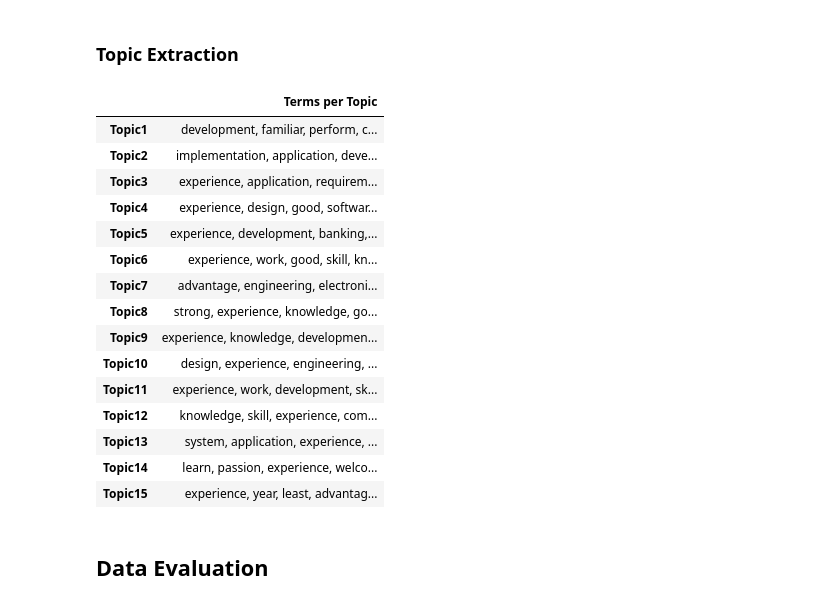
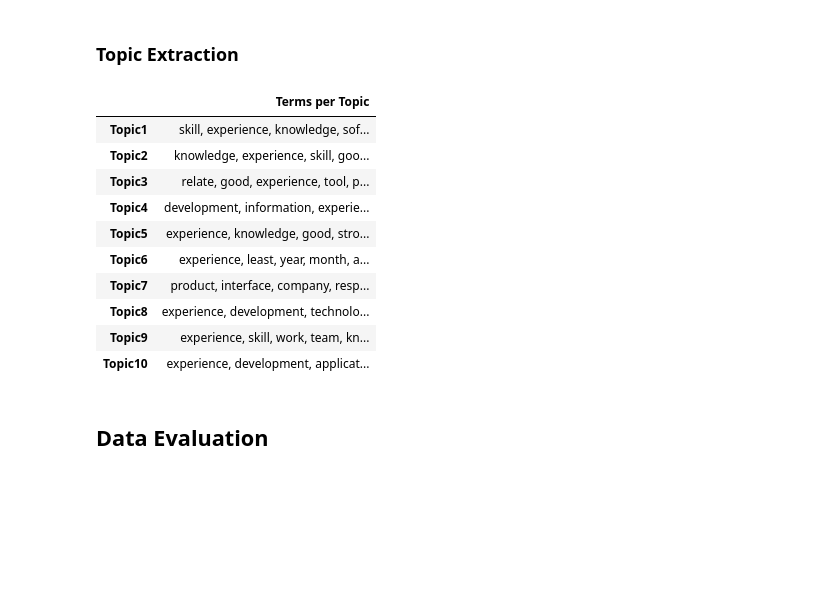
Before and after one commit to yinpinglai/artefact_capstone_project, a Jupyter notebook: dissertation/Implementation.ipynb, the cells around one changed output. Saved outputs shown, nothing was run; the diff lists cells and outputs as text; code cells hidden in the pictures; blank space fills up the shorter version.

Commit message:
Update the implementation

```diff
--- a/dissertation/Implementation.ipynb
+++ b/dissertation/Implementation.ipynb
@@ -154,18 +154,22 @@ def lemmatization(texts, allowed_postags=['NOUN', 'ADJ', 'VERB', 'ADV']):
     return texts_out
 
 # From Bigrams
+job_advertisements_bigrams = make_bigrams(job_advertisements_data_words)
+
+# From Trigrams
 job_advertisements_trigrams = make_trigrams(job_advertisements_data_words)
 
 # Initialize spacy 'en' model, keeping only tagger component (for efficiency)
 nlp = spacy.load("en_core_web_sm", disable=['parser', 'ner'])
 
 # Perform Lemmatization
-preprocessed_job_advertisements = lemmatization(job_advertisements_trigrams, allowed_postags=['NOUN', 'ADJ', 'VERB', 'ADV'])
+preprocessed_job_advertisements_bigrams = lemmatization(job_advertisements_bigrams, allowed_postags=['NOUN', 'ADJ', 'VERB', 'ADV'])
+preprocessed_job_advertisements_trigrams = lemmatization(job_advertisements_trigrams, allowed_postags=['NOUN', 'ADJ', 'VERB', 'ADV'])
 
 # Print head
-print(preprocessed_job_advertisements[:1][0])
-print(preprocessed_job_advertisements[:2][1])
-print(preprocessed_job_advertisements[:3][2])
-print(preprocessed_job_advertisements[:4][3])
-print(preprocessed_job_advertisements[:5][4])
+print(preprocessed_job_advertisements_trigrams[:1][0])
+print(preprocessed_job_advertisements_trigrams[:2][1])
+print(preprocessed_job_advertisements_trigrams[:3][2])
+print(preprocessed_job_advertisements_trigrams[:4][3])
+print(preprocessed_job_advertisements_trigrams[:5][4])
 # %% [output]
@@ -180,14 +184,14 @@ print(preprocessed_job_advertisements[:5][4])
 import gensim.corpora as corpora
 
 # Create Dictionary
-id2word = corpora.Dictionary(preprocessed_job_advertisements)
+id2word = corpora.Dictionary(preprocessed_job_advertisements_trigrams)
 
 # Create Corpus
-texts = preprocessed_job_advertisements
+texts = preprocessed_job_advertisements_trigrams
 
 # Convert to document term matrix (DTM)
 corpus = [id2word.doc2bow(text) for text in texts]
 
-# Print head
-print(corpus[:1][0][30])
+id_words = [[(id2word[id], count) for id, count in line] for line in corpus]
+print(id_words[0])
 # %% [output]
@@ -280,7 +618,7 @@ if 1 == 1:
 # %%
 from pprint import pprint
 
-num_topics = 15
+num_topics = 10
 
 # Build LDA model
 lda_model = gensim.models.LdaMulticore(corpus=corpus,
@@ -319,38 +657,33 @@ pprint(lda_model.print_topics())
 # %%
 pd.set_option('display.max_column', None)
 pd.set_option('display.max_rows', None)
 pd.set_option('display.max_seq_items', None)
 pd.set_option('display.max_colwidth', 1000)
 pd.set_option('expand_frame_repr', True)
 
 num_terms = 10
 
-topics = [ [(id2word[wid], s) for (wid, s) in lda_model.get_topic_terms(tid, topn=num_terms)] for tid in range(15)]
+topics = [ [(id2word[wid], s) for (wid, s) in lda_model.get_topic_terms(tid, topn=num_terms)] for tid in range(num_topics)]
 # pprint(topics)
 
 topics_df = pd.DataFrame([[term for term, wt in topic] for topic in topics], columns = ['Term'+str(i) for i in range(1, num_terms+1)], index=['Topic '+str(t) for t in range(1, num_topics+1)]).T
 topics_df.head()
 
 # Set column width
 topics_df = pd.DataFrame([', '.join([term for term, wt in topic]) for topic in topics], columns = ['Terms per Topic'], index=['Topic'+str(t) for t in range(1, num_topics+1)])
 topics_df
 # %% [output]
 |  | Terms per Topic |
-| Topic1 | development, familiar, perform, c... |
-| Topic2 | implementation, application, deve... |
-| Topic3 | experience, application, requirem... |
-| Topic4 | experience, design, good, softwar... |
-| Topic5 | experience, development, banking,... |
-| Topic6 | experience, work, good, skill, kn... |
-| Topic7 | advantage, engineering, electroni... |
-| Topic8 | strong, experience, knowledge, go... |
-| Topic9 | experience, knowledge, developmen... |
-| Topic10 | design, experience, engineering, ... |
-| Topic11 | experience, work, development, sk... |
-| Topic12 | knowledge, skill, experience, com... |
-| Topic13 | system, application, experience, ... |
-| Topic14 | learn, passion, experience, welco... |
-| Topic15 | experience, year, least, advantag... |
+| Topic1 | skill, experience, knowledge, sof... |
+| Topic2 | knowledge, experience, skill, goo... |
+| Topic3 | relate, good, experience, tool, p... |
+| Topic4 | development, information, experie... |
+| Topic5 | experience, knowledge, good, stro... |
+| Topic6 | experience, least, year, month, a... |
+| Topic7 | product, interface, company, resp... |
+| Topic8 | experience, development, technolo... |
+| Topic9 | experience, skill, work, team, kn... |
+| Topic10 | experience, development, applicat... |
 # %% [markdown]
 ## Data Evaluation
 # %% [markdown]
```
Also changed, not shown: parts of 29 cells of this notebook, 1 other file.
